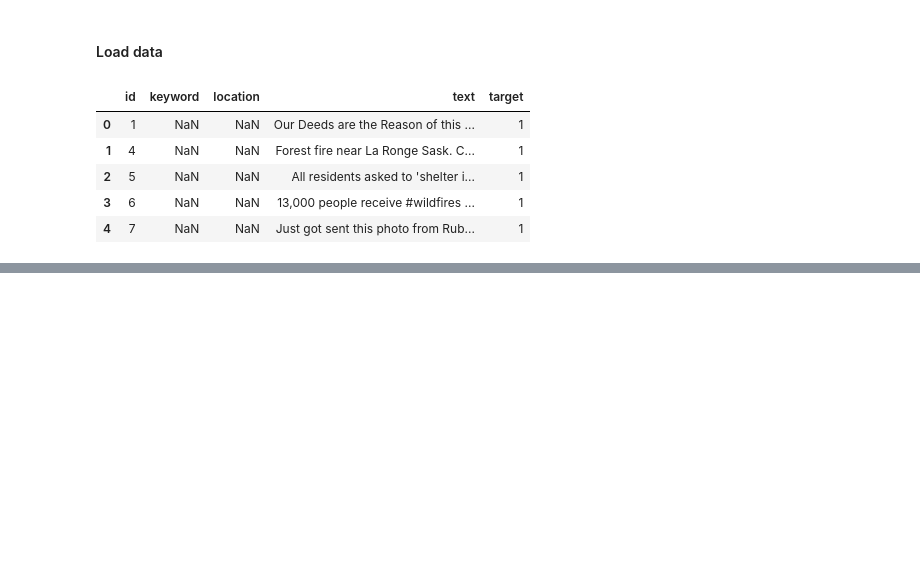
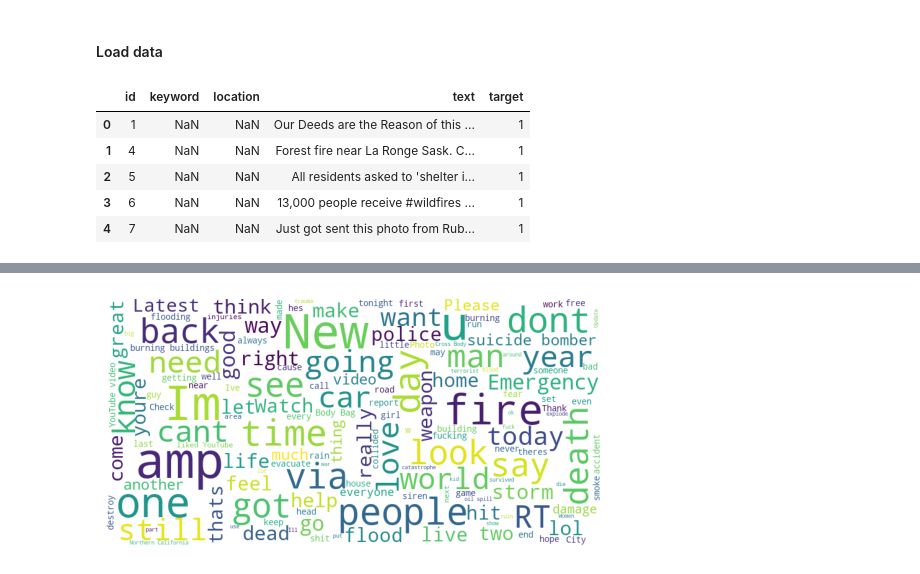
Before and after one commit to NophaieViscente/Sentiment_Analysis, a Jupyter notebook: code/AED.ipynb, the cells around one changed output, grey strips where cells are left out. Saved outputs shown, nothing was run; the diff lists cells and outputs as text; code cells hidden in the pictures; blank space fills up the shorter version.

```diff
--- a/code/AED.ipynb
+++ b/code/AED.ipynb
@@ -31,0 +49,4 @@ df_tmp.head()
+# %%
+plotter.plot_wordcloud(df_tmp, 'cleaned_text', 'target')
+# %% [output]
+[figure, added]
```
Also changed, not shown: parts of 4 cells of this notebook.
